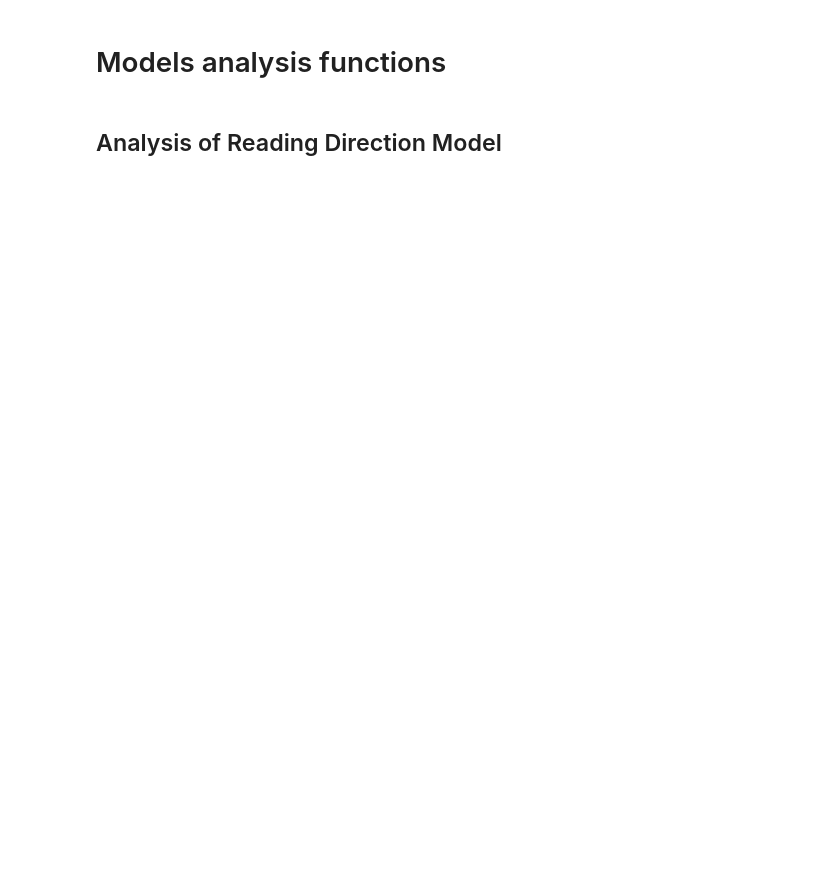
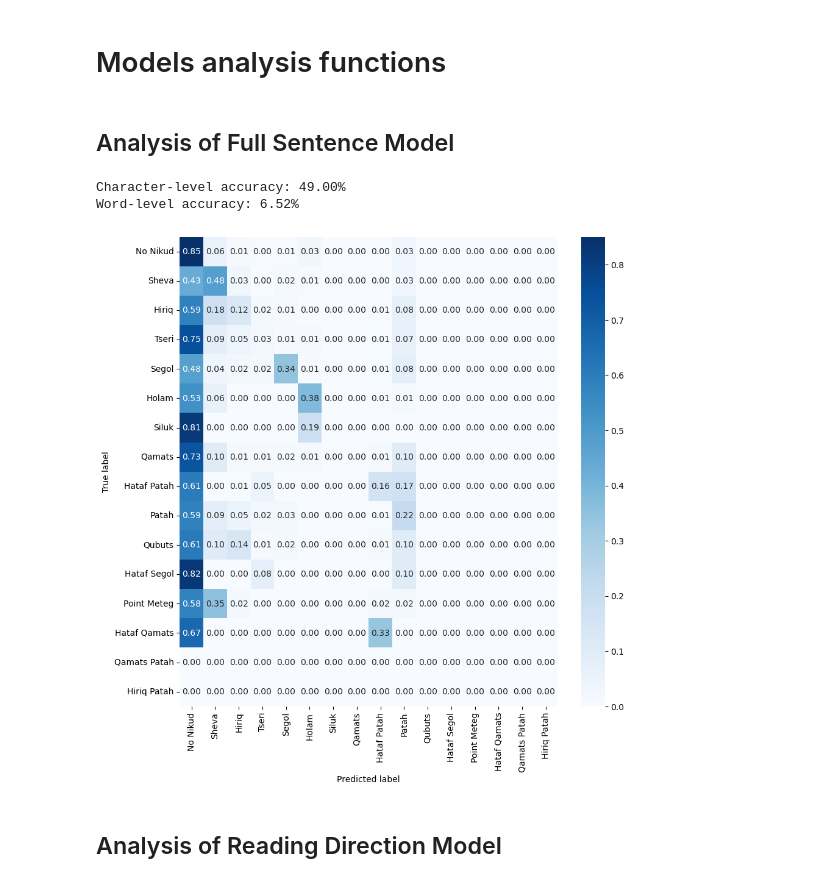
Before and after one commit to Lior-Baruch/Partial_Diacritization, a Jupyter notebook: PunctuationRestoration_DualModel.ipynb, the cells around one changed output. Saved outputs shown, nothing was run; the diff lists cells and outputs as text; code cells hidden in the pictures; blank space fills up the shorter version.

```diff
--- a/PunctuationRestoration_DualModel.ipynb
+++ b/PunctuationRestoration_DualModel.ipynb
@@ -1352,3 +1416,25 @@ def convert_labels_to_names(label_to_id, actuals, predictions):
+# %% [markdown]
+## Analysis of Full Sentence Model
+# %%
+# get predictions for the test set
+actuals, predictions, word_lengths = predict_full_model(full_sentence_model, test_loader)
+# convert the actual labels and the predictions to lists
+actuals = [id_to_label[label.item()] for label in actuals]
+predictions = [id_to_label[label.item()] for label in predictions]
+# predictions, actual_labels, all_words = predict_full_model(model, test_loader)
+char_accuracy = compute_character_accuracy(actuals, predictions)
+# word_boundaries = [batch["word_indices"] for batch in test_loader]  # Assuming this is how word boundaries are stored.
+word_accuracy = compute_word_accuracy(actuals, predictions, word_lengths)
+
+print(f"Character-level accuracy: {char_accuracy:.2%}")
+print(f"Word-level accuracy: {word_accuracy:.2%}")
+# convert the labels to names
+actuals, predictions, label_names = convert_labels_to_names(actuals, predictions, label_to_id)
+plot_confusion_matrix(actuals, predictions, list(label_names.values()))
+# %% [output]
+Character-level accuracy: 49.00%
+Word-level accuracy: 6.52%
+[figure, added]
 # %% [markdown]
 ## Analysis of Reading Direction Model
 # %%
```
Also changed, not shown: parts of 14 cells of this notebook.
